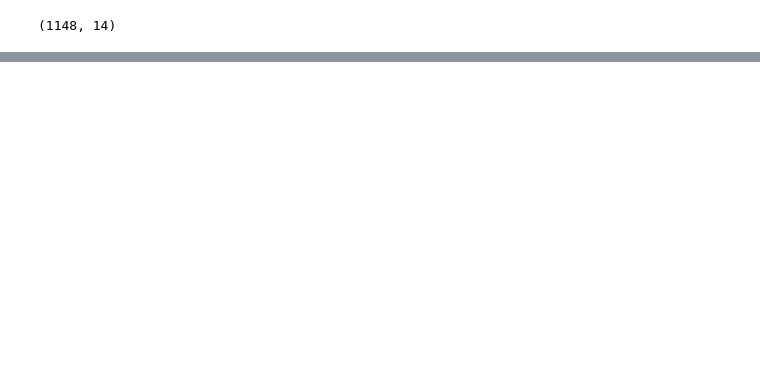
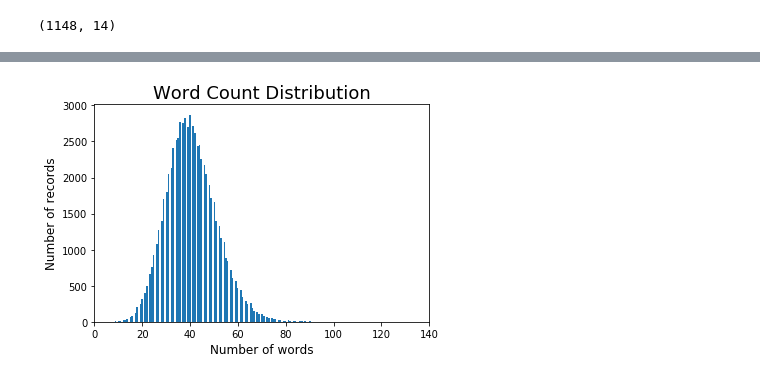
Before and after one commit to YufenLin/sommelier, a Jupyter notebook: notebooks/report/sommelier.ipynb, the cells around one changed output, grey strips where cells are left out. Saved outputs shown, nothing was run; the diff lists cells and outputs as text; code cells hidden in the pictures; blank space fills up the shorter version.

```diff
--- a/notebooks/report/sommelier.ipynb
+++ b/notebooks/report/sommelier.ipynb
@@ -60,0 +70,13 @@ NameError: name 'plt' is not defined
+# %%
+#set x for the histogram and set bins based on max
+word_count = wine_data['description'].apply(lambda x: len(str(x).split(" ")))
+n_bins = 180
+#plot histogram
+plt.hist(word_count , bins=n_bins)
+plt.xlim(0,140)
+plt.xlabel('Number of words', fontsize=12)
+plt.ylabel('Number of records', fontsize=12)
+plt.title('Word Count Distribution', fontsize=18)
+plt.savefig('../../references/figures/word_count.png')
+# %% [output]
+[figure, added]
```
Also changed, not shown: parts of 14 cells of this notebook, 3 other files.
